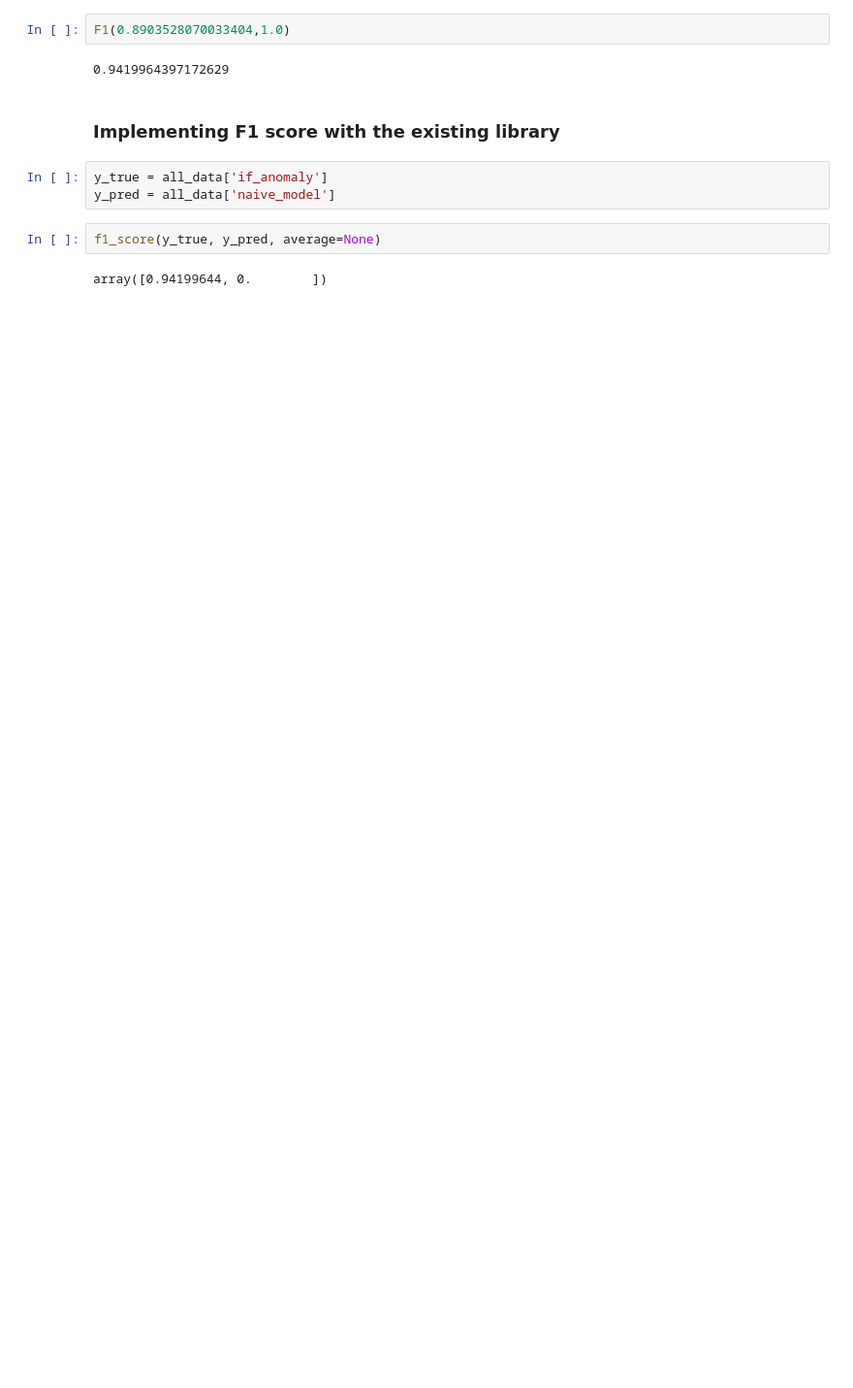
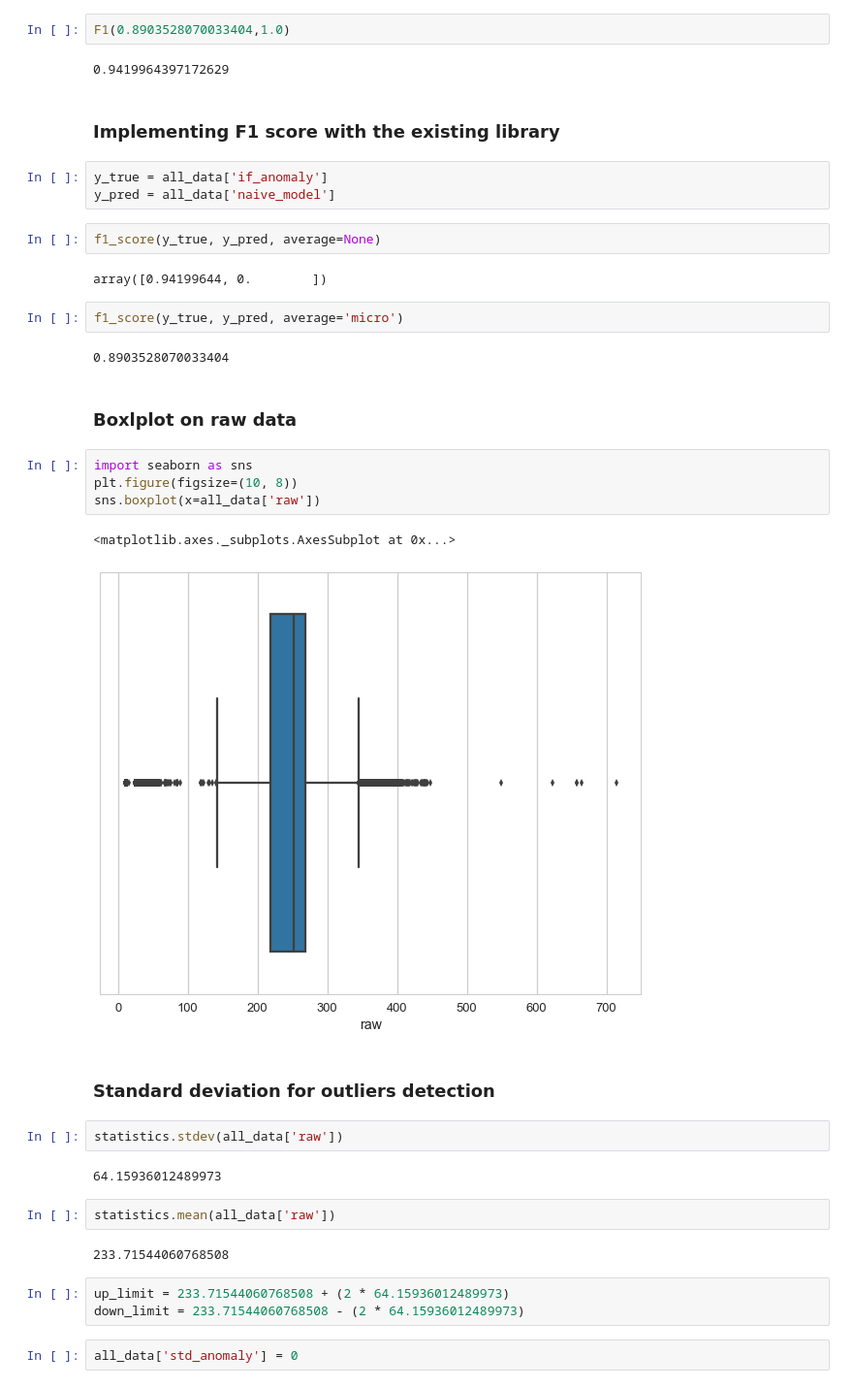
Before and after one commit to efemeryds/flow_exploration, a Jupyter notebook: notebooks/anomalies-detection-site-[7881].ipynb, the cells around one changed output. Shown at 97% size. Cells and saved outputs as stored; diff of their text form; blank space fills up the shorter version.

```diff
--- a/notebooks/anomalies-detection-site-[7881].ipynb
+++ b/notebooks/anomalies-detection-site-[7881].ipynb
@@ -206,3 +207,31 @@ y_pred = all_data['naive_model']
 f1_score(y_true, y_pred, average=None)
 # %% [output]
 array([0.94199644, 0.        ])
+# %%
+f1_score(y_true, y_pred, average='micro')
+# %% [output]
+0.8903528070033404
+# %% [markdown]
+### Boxlplot on raw data
+# %%
+import seaborn as sns
+plt.figure(figsize=(10, 8))
+sns.boxplot(x=all_data['raw'])
+# %% [output]
+<matplotlib.axes._subplots.AxesSubplot at 0x...>
+[figure, added]
+# %% [markdown]
+### Standard deviation for outliers detection
+# %%
+statistics.stdev(all_data['raw'])
+# %% [output]
+64.15936012489973
+# %%
+statistics.mean(all_data['raw'])
+# %% [output]
+233.71544060768508
+# %%
+up_limit = 233.71544060768508 + (2 * 64.15936012489973)
+down_limit = 233.71544060768508 - (2 * 64.15936012489973)
+# %%
+all_data['std_anomaly'] = 0
```
Also changed, not shown: parts of 4 cells of this notebook.
